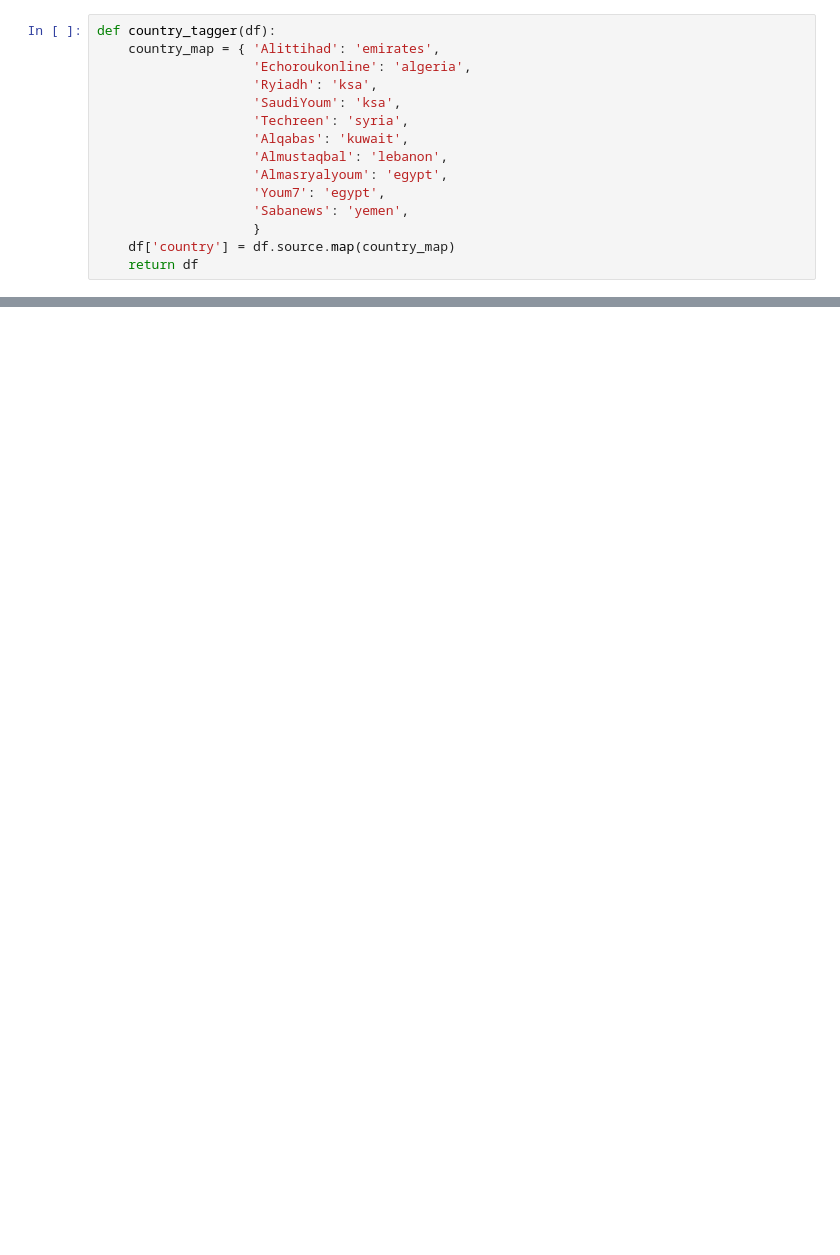
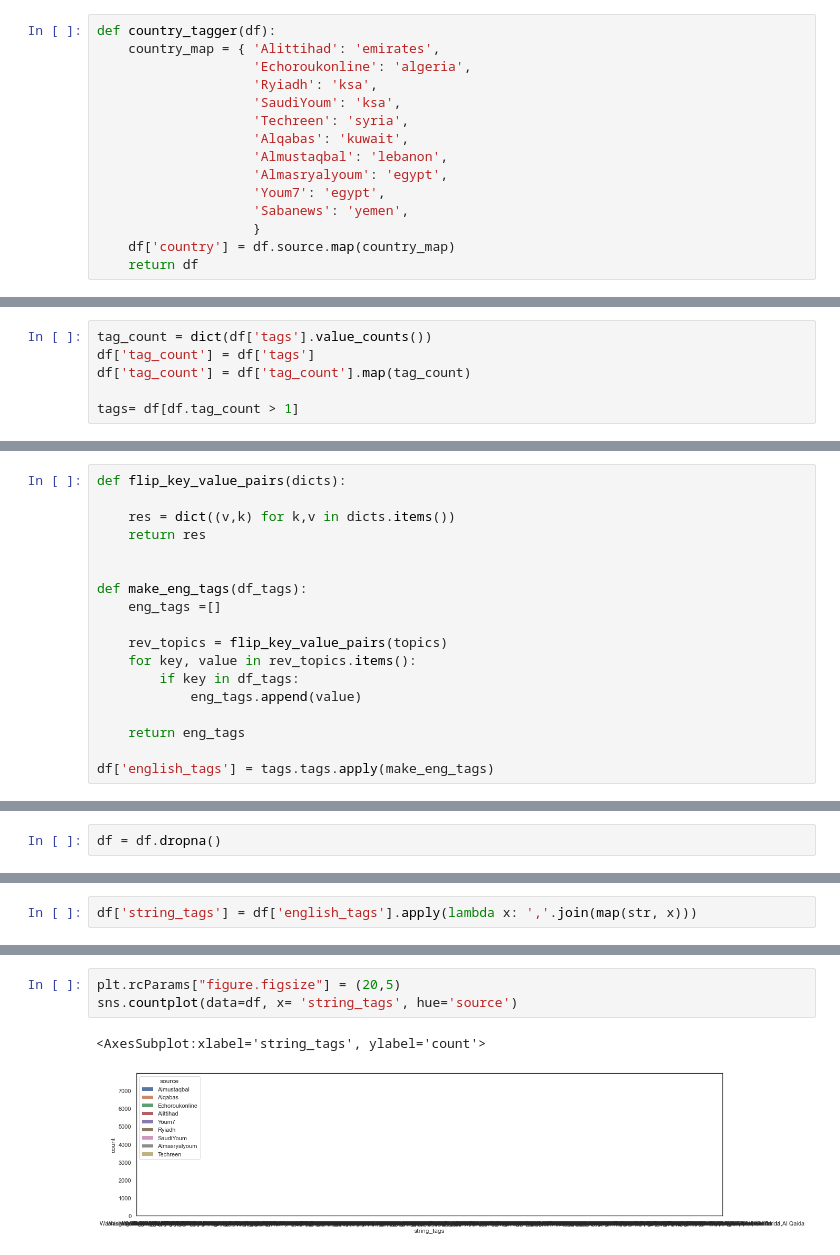
Before and after one commit to Rachuig-Green-Rackley-Shiben/arabic_media_nlp_project, a Jupyter notebook: paigework/exploration.ipynb, the cells around one changed output, grey strips where cells are left out. Drawn from its saved outputs; the diff is of its cells as text; blank space fills up the shorter version.

```diff
--- a/paigework/exploration.ipynb
+++ b/paigework/exploration.ipynb
@@ -174,0 +238,6 @@ plt.legend()
+# %%
+tag_count = dict(df['tags'].value_counts())
+df['tag_count'] = df['tags']
+df['tag_count'] = df['tag_count'].map(tag_count)
+
+tags= df[df.tag_count > 1]
@@ -174,0 +277,18 @@ plt.legend()
+# %%
+def flip_key_value_pairs(dicts):
+
+    res = dict((v,k) for k,v in dicts.items())
+    return res
+
+
+def make_eng_tags(df_tags):
+    eng_tags =[]
+
+    rev_topics = flip_key_value_pairs(topics)
+    for key, value in rev_topics.items():
+        if key in df_tags:
+            eng_tags.append(value)
+
+    return eng_tags
+
+df['english_tags'] = tags.tags.apply(make_eng_tags)
@@ -174,0 +352,2 @@ plt.legend()
+# %%
+df = df.dropna()
@@ -174,0 +370,2 @@ plt.legend()
+# %%
+df['string_tags'] = df['english_tags'].apply(lambda x: ','.join(map(str, x)))
@@ -174,0 +392,6 @@ plt.legend()
+# %%
+plt.rcParams["figure.figsize"] = (20,5)
+sns.countplot(data=df, x= 'string_tags', hue='source')
+# %% [output]
+<AxesSubplot:xlabel='string_tags', ylabel='count'>
+[figure, added]
```
Also changed, not shown: parts of 29 cells of this notebook, 1 other file.
